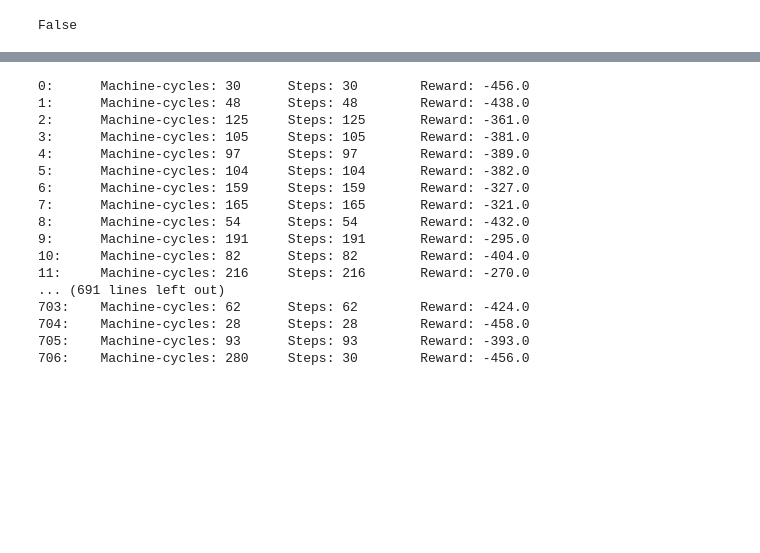
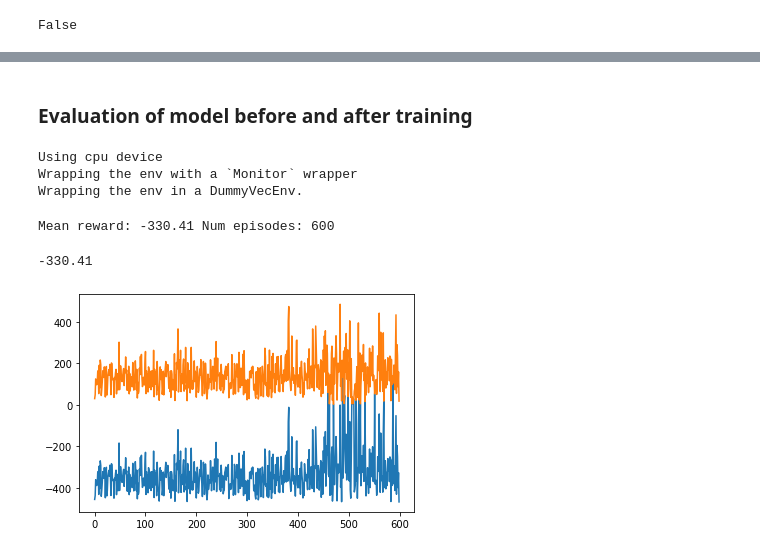
Before and after one commit to olestole/Turbine-RUL-RL, a Jupyter notebook: turbine-rul-rl.ipynb, the cells around one changed output, grey strips where cells are left out. Drawn from its saved outputs; the diff is of its cells as text; code cells hidden in the pictures; blank space fills up the shorter version.

```diff
--- a/turbine-rul-rl.ipynb
+++ b/turbine-rul-rl.ipynb
@@ -145,2 +82,0 @@ nb_steps = len(data_sv)
-# %%
-dqn.fit(env, nb_steps=nb_steps, nb_episodes=nb_steps, nb_max_episode_steps=None, visualize=False, verbose=1)
@@ -249,28 +133,49 @@ Episode 707: reward: -456.000, steps: 30
-# %%
-scores.history['episode_reward']
-machines = data_sv_test['machine'].unique()
-
-def print_scores(scores):
-    for i, history in enumerate(zip(scores.history['nb_steps'], scores.history['episode_reward'])):
-        cycles = data_sv_test.loc[data_sv_test['machine'] == i + 1][['rul']].max().item()
-        print(f"{i}:\tMachine-cycles: {cycles}\tSteps: {history[0]}\t Reward: {history[1]}")
-
-print_scores(scores)
-# %% [output]
-0:      Machine-cycles: 30      Steps: 30        Reward: -456.0
-1:      Machine-cycles: 48      Steps: 48        Reward: -438.0
-2:      Machine-cycles: 125     Steps: 125       Reward: -361.0
-3:      Machine-cycles: 105     Steps: 105       Reward: -381.0
-4:      Machine-cycles: 97      Steps: 97        Reward: -389.0
-5:      Machine-cycles: 104     Steps: 104       Reward: -382.0
-6:      Machine-cycles: 159     Steps: 159       Reward: -327.0
-7:      Machine-cycles: 165     Steps: 165       Reward: -321.0
-8:      Machine-cycles: 54      Steps: 54        Reward: -432.0
-9:      Machine-cycles: 191     Steps: 191       Reward: -295.0
-10:     Machine-cycles: 82      Steps: 82        Reward: -404.0
-11:     Machine-cycles: 216     Steps: 216       Reward: -270.0
-... (691 lines left out)
-703:    Machine-cycles: 62      Steps: 62        Reward: -424.0
-704:    Machine-cycles: 28      Steps: 28        Reward: -458.0
-705:    Machine-cycles: 93      Steps: 93        Reward: -393.0
-706:    Machine-cycles: 280     Steps: 30        Reward: -456.0
+# %% [markdown]
+### Evaluation of model before and after training
+# %%
+def evaluate(model, environment, num_episodes=100):
+    """
+    Evaluate a RL agent
+    :param model: (BaseRLModel object) the RL Agent
+    :param num_episodes: (int) number of episodes to evaluate it
+    :return: (float) Mean reward for the last num_episodes
+    """
+    # This function will only work for a single Environment
+    env = environment
+    all_episode_rewards = []
+    all_nr_of_actions = []
+    for i in range(num_episodes):
+        episode_rewards = []
+        nr_of_actions = 0
+        done = False
+        obs = env.reset()
+        while not done:
+            # _states are only useful when using LSTM policies
+            action, _states = model.predict(obs)
+            # here, action, rewards and dones are arrays
+            # because we are using vectorized env
+            obs, reward, done, info = env.step(action)
+            episode_rewards.append(reward)
+            nr_of_actions += 1
+
+        all_episode_rewards.append(sum(episode_rewards))
+        all_nr_of_actions.append(nr_of_actions)
+    plt.plot(all_episode_rewards)
+    plt.plot(all_nr_of_actions)
+
+    mean_episode_reward = np.mean(all_episode_rewards)
+    print("Mean reward:", mean_episode_reward, "Num episodes:", num_episodes)
+
+    return mean_episode_reward
+# %%
+model = DQN("MlpPolicy", env, verbose = 1)
+# %% [output]
+Using cpu device
+Wrapping the env with a `Monitor` wrapper
+Wrapping the env in a DummyVecEnv.
+# %%
+evaluate(model, env_test, 600)
+# %% [output]
+Mean reward: -330.41 Num episodes: 600
+-330.41
+[figure, added]
```
Also changed, not shown: parts of 19 cells of this notebook, 1 other file.
